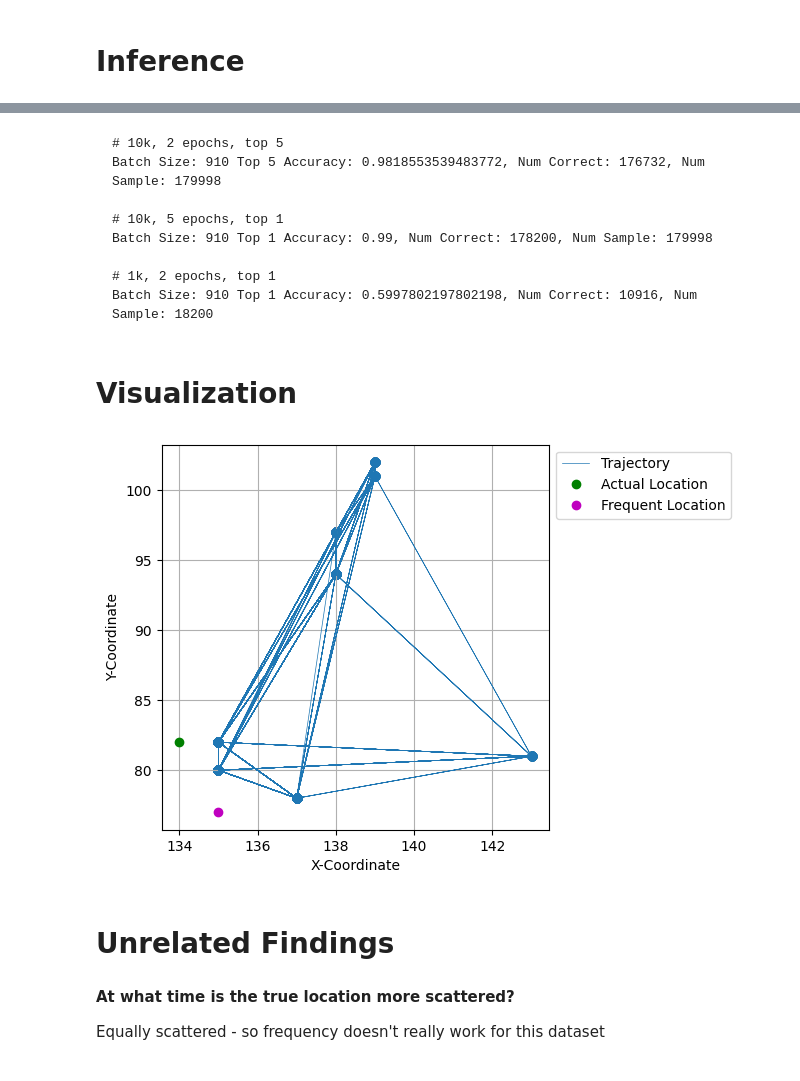
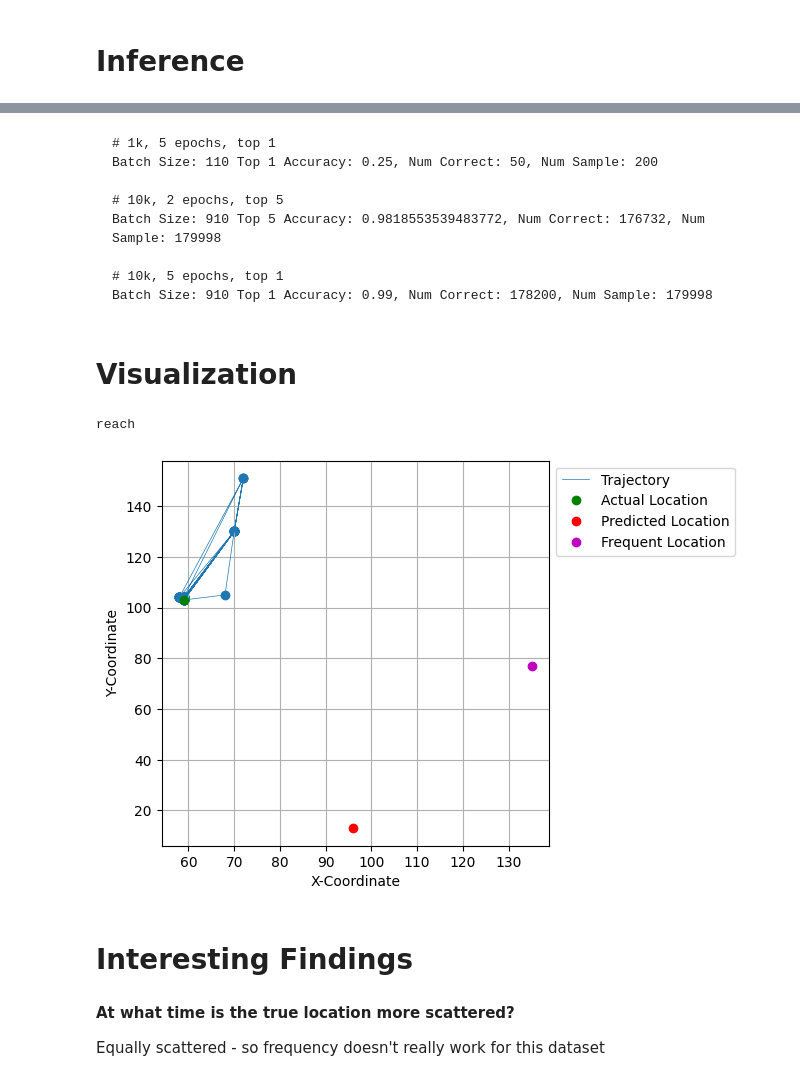
Before and after one commit to ANNIZHENG/MLModel_Eval_with_YJMob100K, a Jupyter notebook: CustomTransformer_with_YJMob100K.ipynb, the cells around one changed output, grey strips where cells are left out. Drawn from its saved outputs; the diff is of its cells as text; code cells hidden in the pictures.

Commit message:
Update visualization with 1k data

````diff
--- a/CustomTransformer_with_YJMob100K.ipynb
+++ b/CustomTransformer_with_YJMob100K.ipynb
@@ -390,13 +390,13 @@ Batch Size: 110 Top 1 Accuracy: 0.26, Num Correct: 52, Num Sample: 200
 # %% [markdown]
 ```
+# 1k, 5 epochs, top 1
+Batch Size: 110 Top 1 Accuracy: 0.25, Num Correct: 50, Num Sample: 200
+
 # 10k, 2 epochs, top 5
 Batch Size: 910 Top 5 Accuracy: 0.9818553539483772, Num Correct: 176732, Num Sample: 179998
 
 # 10k, 5 epochs, top 1
 Batch Size: 910 Top 1 Accuracy: 0.99, Num Correct: 178200, Num Sample: 179998
-
-# 1k, 2 epochs, top 1
-Batch Size: 910 Top 1 Accuracy: 0.5997802197802198, Num Correct: 10916, Num Sample: 18200
 ```
 # %% [markdown]
 # Visualization
@@ -404,7 +404,7 @@ Batch Size: 910 Top 1 Accuracy: 0.5997802197802198, Num Correct: 10916, Num Samp
 frequent_locations = [(152, 95), (152, 95), (152, 95), (152, 95), (152, 95), (152, 95), (152, 95), (152, 95), (178, 34), (125, 137), (158, 64), (125, 137), (152, 95), (130, 63), (129, 81), (135, 77), (135, 77), (135, 77), (135, 77), (135, 77), (135, 77), (135, 77), (135, 77), (135, 77), (135, 77), (135, 77), (135, 77), (135, 77), (135, 77), (135, 77), (135, 77), (135, 77), (135, 77), (135, 77), (135, 77), (135, 77), (135, 77), (135, 77), (135, 77), (135, 77), (135, 77), (135, 77), (135, 77), (135, 77), (135, 77), (152, 95), (152, 95), (152, 95)]
 # %%
 # extract correct or incorrect prediction for visualization
-def extract_prediction(model, dataloader, device, k, extract_correct=True):
+def extract_prediction(model, dataloader, device, k, extract_correct):
     model.eval()
     with torch.no_grad():
         for inputs, labels, positions, label_positions in dataloader:
@@ -424,6 +424,7 @@ def extract_prediction(model, dataloader, device, k, extract_correct=True):
                                 label_positions[logit_i].item(), \
                                 torch.topk(logits[logit_i], k)[1].item()
                 else:
+                    print("reach")
                     if (int(labels[logit_i] not in torch.topk(logits[logit_i], k)[1])):
                         return inputs[logit_i].tolist(), \
                                 labels[logit_i].item(), \
@@ -431,7 +432,7 @@ def extract_prediction(model, dataloader, device, k, extract_correct=True):
                                 label_positions[logit_i].item(), \
                                 torch.topk(logits[logit_i], k)[1].item()
 # %%
-def plot_trajectory(inputs, labels, positions, label_positions, prediction, display_frequent=True):
+def plot_trajectory(inputs, labels, positions, label_positions, prediction, display_frequent):
     """
     inputs: List<int>: trajctory of a user; a list of location-id a user has stepped through
     labels: int: the desired location-id or the label of the model prediction
@@ -490,12 +491,14 @@ def plot_trajectory(inputs, labels, positions, label_positions, prediction, disp
     ax.set_ylabel('Y-Coordinate')
     ax.legend(loc='upper left', bbox_to_anchor=(1, 1))
 # %%
-inputs,labels,positions,label_positions,prediction = extract_prediction(transformer,test_dataloader,device,1,True)
-plot_trajectory(inputs,labels,positions,label_positions,prediction)
+inputs,labels,positions,label_positions,prediction = \
+                extract_prediction(transformer,test_dataloader,device,1,False)
+plot_trajectory(inputs,labels,positions,label_positions,prediction,True)
 # %% [output]
+reach
-[figure, old version]
+[figure, new version]
 # %% [markdown]
-# Unrelated Findings
+# Interesting Findings
 # %% [markdown]
 **At what time is the true location more scattered?**
 
````
Also changed, not shown: parts of 2 cells of this notebook, 1 other file.
